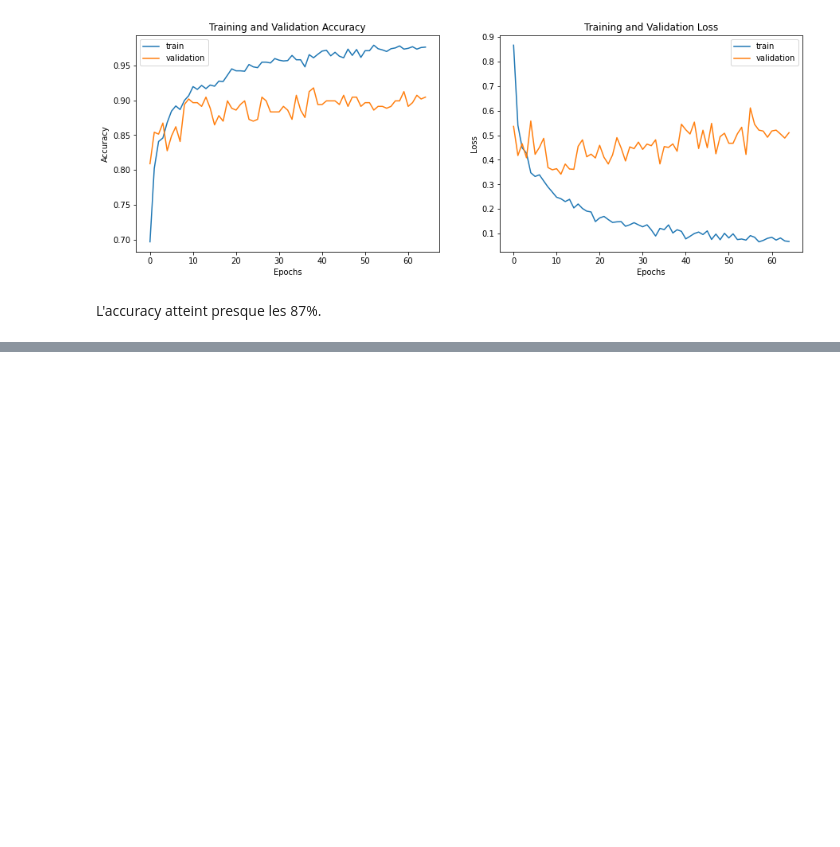
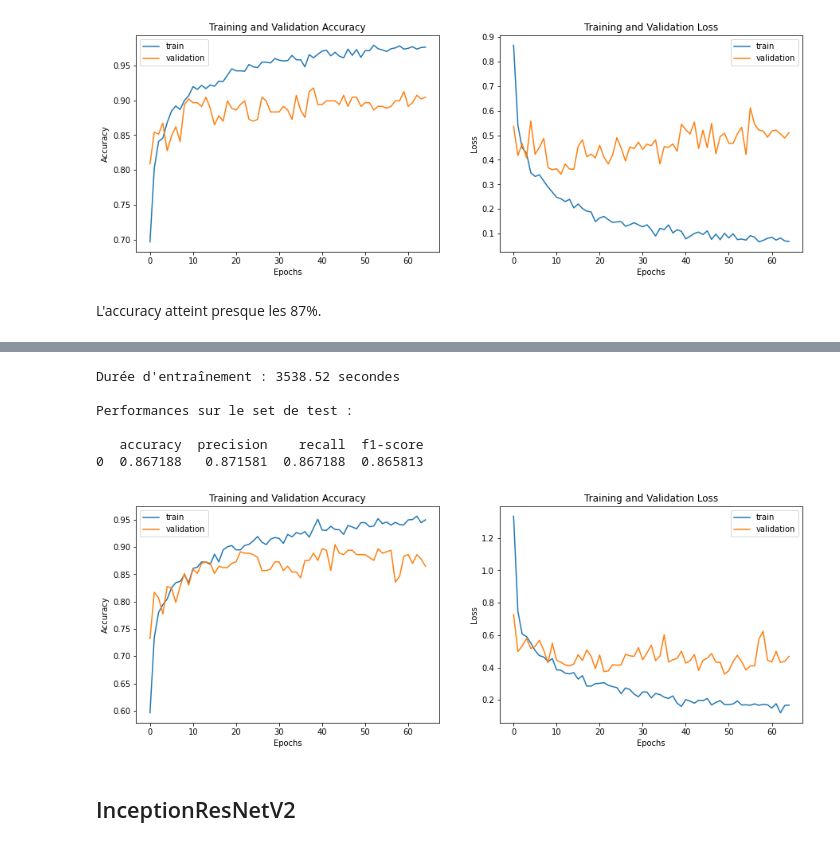
Before and after one commit to Morgane-SJK/Garbage-Classification, a Jupyter notebook: transfer_learning.ipynb, the cells around one changed output, grey strips where cells are left out. Cells and saved outputs as stored; diff of their text form; code cells hidden in the pictures; blank space fills up the shorter version.

Commit message:
transfer learning of 10 models and comparison

```diff
--- a/transfer_learning.ipynb
+++ b/transfer_learning.ipynb
@@ -497,0 +508,7 @@ Mounted at /content/drive
+# %%
+modelName = "InceptionV3"
+
+input_shape, train_generator, test_generator, validation_generator =  makeGenerators(modelName, inputFolder, batch_size)
+model = InceptionV3(include_top = False, weights = 'imagenet', input_shape = input_shape)
+model_inceptionv3 = Architecture(model, nClasses)
+model_inceptionv3.compile(loss='categorical_crossentropy', optimizer=keras.optimizers.RMSprop(learning_rate=2e-5), metrics=['accuracy'])
@@ -497,0 +522,5 @@ Mounted at /content/drive
+# %%
+startTime=time.time()
+history = model_inceptionv3.fit(train_generator, epochs = epochs_nb, validation_data  = validation_generator)
+executionTime = (time.time() - startTime)
+model_inceptionv3.save(f'./Modeles/{modelName}.h5')
@@ -497,0 +545,15 @@ Mounted at /content/drive
+# %%
+study_model(model_inceptionv3, labels, test_generator, executionTime)
+# %% [output]
+Durée d'entraînement : 3538.52 secondes
+
+Performances sur le set de test :
+
+   accuracy  precision    recall  f1-score
+0  0.867188   0.871581  0.867188  0.865813
+# %%
+plot_accuracy_loss(history)
+# %% [output]
+[figure, added]
+# %% [markdown]
+## InceptionResNetV2
```
Also changed, not shown: parts of 75 cells of this notebook.
